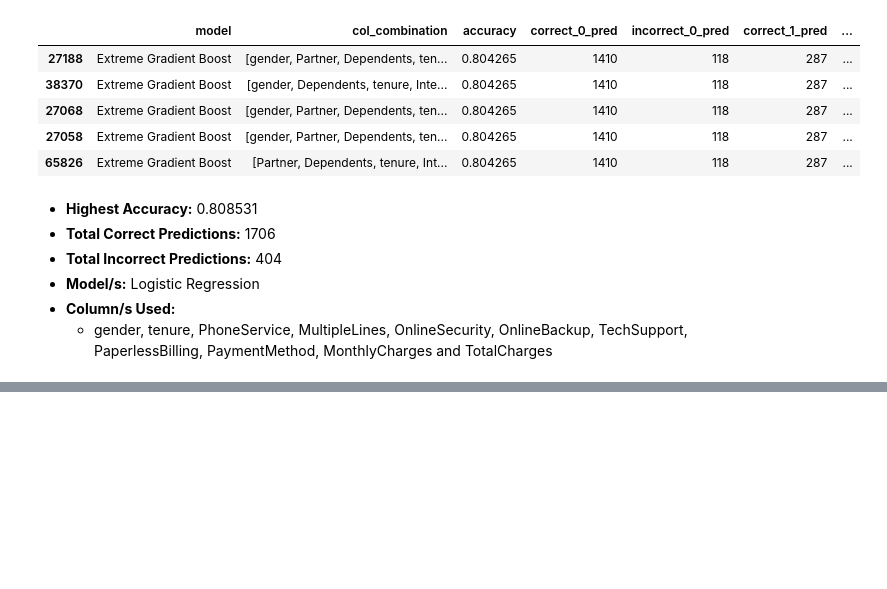
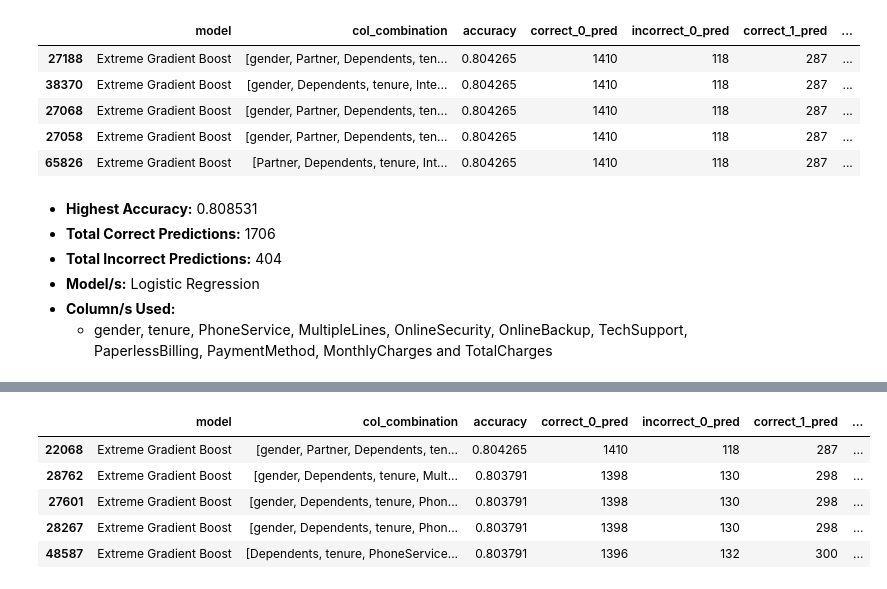
Before and after one commit to HarshTanwar001/Churn-Analysis, a Jupyter notebook: Churn_Analysis.ipynb, the cells around one changed output, grey strips where cells are left out. Saved outputs shown, nothing was run; the diff lists cells and outputs as text; code cells hidden in the pictures; blank space fills up the shorter version.

```diff
--- a/Churn_Analysis.ipynb
+++ b/Churn_Analysis.ipynb
@@ -2080,0 +2149,9 @@ data_11_comb.sort_values(by='accuracy', ascending=False).head()
+# %%
+data_12_comb.sort_values(by='accuracy', ascending=False).head()
+# %% [output]
+|  | model | col_combination | accuracy | correct_0_pred | incorrect_0_pred | correct_1_pred | ... |
+| 22068 | Extreme Gradient Boost | [gender, Partner, Dependents, ten... | 0.804265 | 1410 | 118 | 287 | ... |
+| 28762 | Extreme Gradient Boost | [gender, Dependents, tenure, Mult... | 0.803791 | 1398 | 130 | 298 | ... |
+| 27601 | Extreme Gradient Boost | [gender, Dependents, tenure, Phon... | 0.803791 | 1398 | 130 | 298 | ... |
+| 28267 | Extreme Gradient Boost | [gender, Dependents, tenure, Phon... | 0.803791 | 1398 | 130 | 298 | ... |
+| 48587 | Extreme Gradient Boost | [Dependents, tenure, PhoneService... | 0.803791 | 1396 | 132 | 300 | ... |
```
Also changed, not shown: parts of 15 cells of this notebook.
